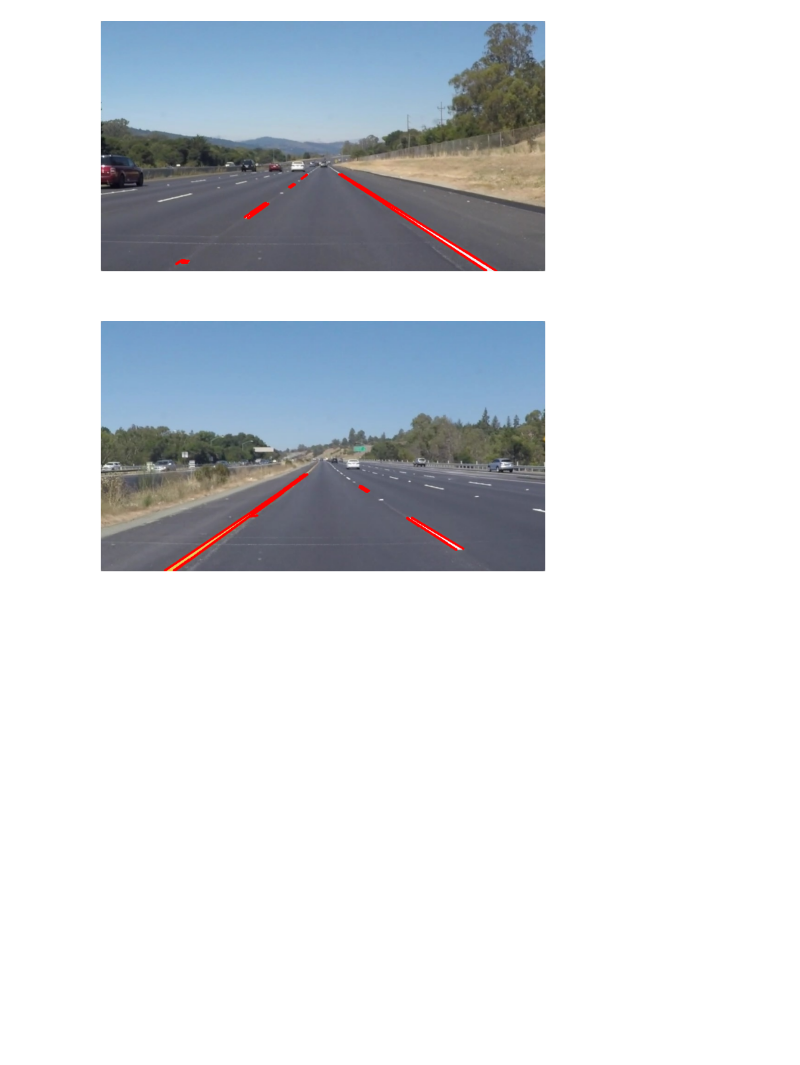
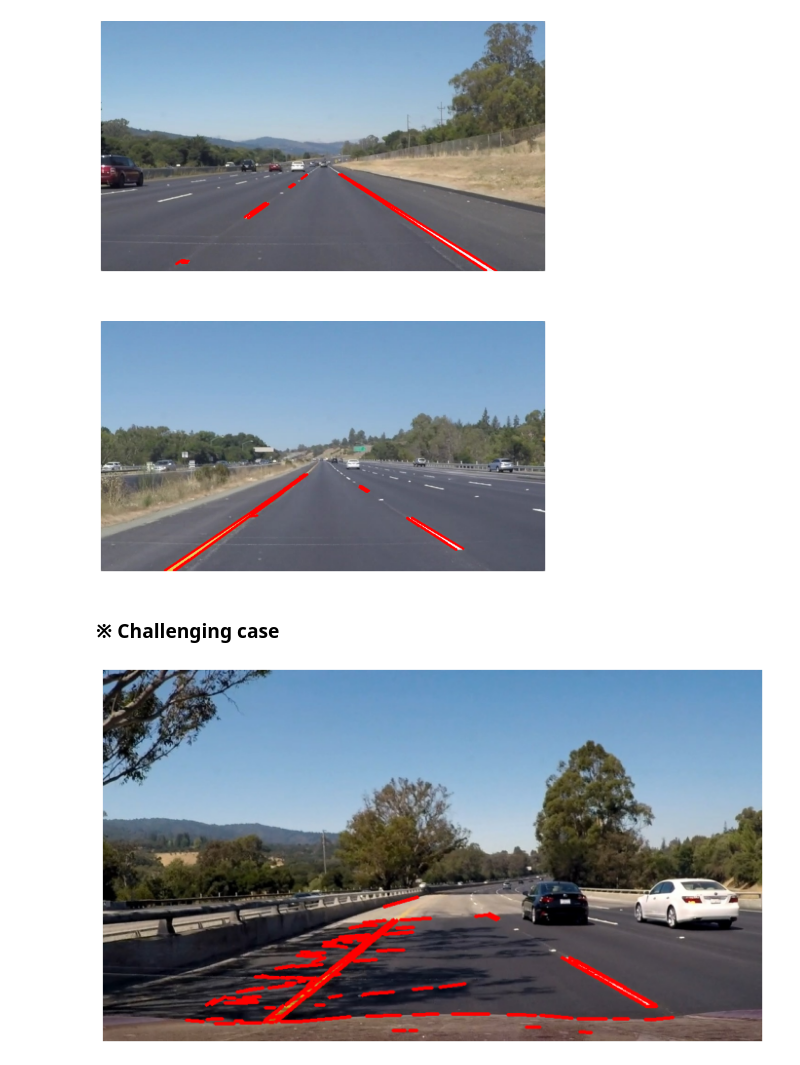
Before and after one commit to mjw2705/MachineVision, a Jupyter notebook: ch3_lane detection/lane_detection.ipynb, the cells around one changed output. Saved outputs shown, nothing was run; the diff lists cells and outputs as text; code cells hidden in the pictures; blank space fills up the shorter version.

Commit message:
add challenge

```diff
--- a/ch3_lane detection/lane_detection.ipynb
+++ b/ch3_lane detection/lane_detection.ipynb
@@ -121,3 +125,23 @@ for i, file in enumerate(listOfFiles):
 plt.show()
 # %% [output]
 [figure]
+# %% [markdown]
+### ※ Challenging case
+# %%
+img = cv2.imread('challenge.jpg')
+
+result = full_pipeline(img)
+
+plt.figure(figsize=(15,7))
+plt.imshow(cv2.cvtColor(result, cv2.COLOR_BGR2RGB))
+plt.axis('off')
+plt.show()
+
+def improved_pipeline(img):
+    '''
+    To do
+    '''
+
+    return result
+# %% [output]
+[figure, added]
```
Also changed, not shown: parts of 7 cells of this notebook.
